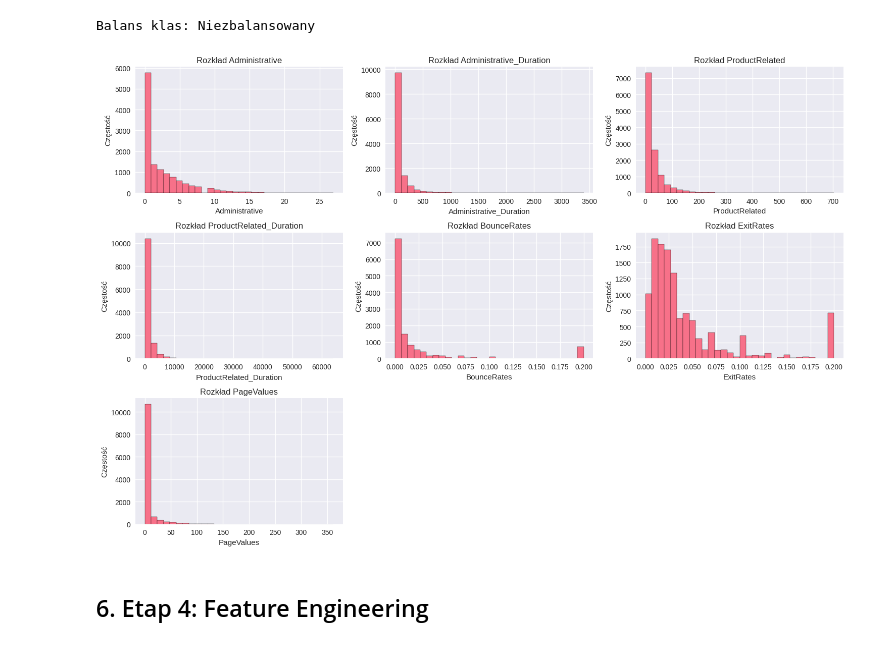
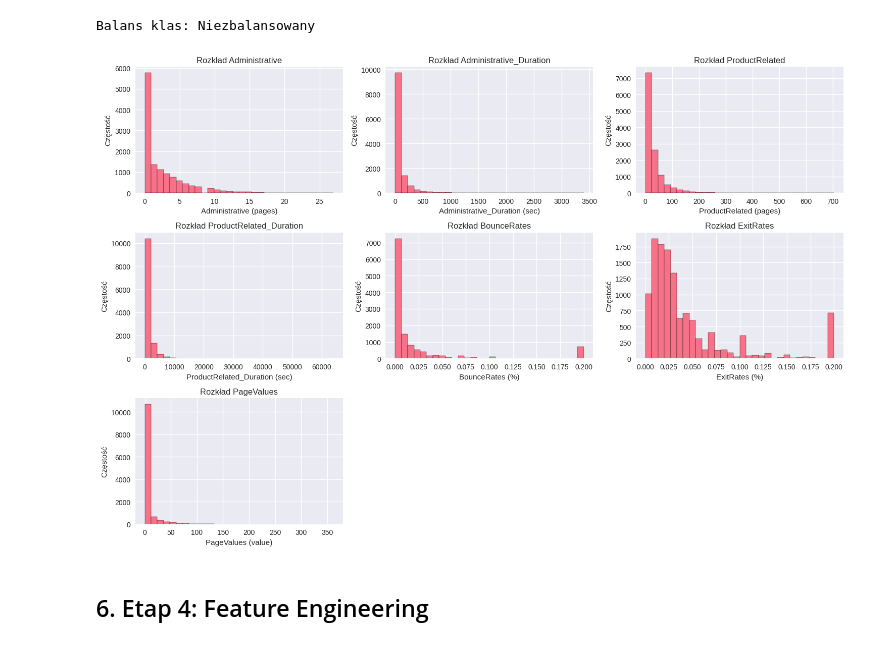
Before and after one commit to n3xus47/UczenieMaszynoweCDV, a Jupyter notebook: main.ipynb, the cells around one changed output. Saved outputs shown, nothing was run; the diff lists cells and outputs as text; code cells hidden in the pictures.

```diff
--- a/main.ipynb
+++ b/main.ipynb
@@ -313,7 +316,7 @@ class DataAnalyzer:
             # Zwróć pełną macierz korelacji tylko dla kolumn numerycznych
             return numeric_df.corr()
 
-    def visualize_distributions(self, df: pd.DataFrame, columns: list = None, figsize: tuple = (15, 10)):
+    def visualize_distributions(self, df: pd.DataFrame, columns: list = None, figsize: tuple = (15, 10), metadata: dict = None):
         """
         Wizualizuje rozkłady zmiennych numerycznych
 
@@ -325,6 +328,8 @@ class DataAnalyzer:
             Lista kolumn do wizualizacji (None = wszystkie numeryczne)
         figsize : tuple
             Rozmiar wykresu
+        metadata : dict
+            Słownik z jednostkami miary dla kolumn (klucz: nazwa kolumny, wartość: jednostka)
         """
         if columns is None:
             numeric_cols = df.select_dtypes(include=[np.number]).columns.tolist()
@@ -341,7 +346,11 @@ class DataAnalyzer:
             if idx < len(axes):
                 df[col].hist(bins=30, ax=axes[idx], edgecolor='black')
                 axes[idx].set_title(f'Rozkład {col}')
-                axes[idx].set_xlabel(col)
+                # Dodaj jednostkę do etykiety osi X jeśli metadata jest dostępne
+                if metadata and col in metadata:
+                    axes[idx].set_xlabel(f'{col} ({metadata[col]})')
+                else:
+                    axes[idx].set_xlabel(col)
                 axes[idx].set_ylabel('Częstość')
 
         # Ukryj puste subploty
@@ -963,10 +1006,22 @@ Balans klas: Niezbalansowany
 # %%
 # Wizualizacja rozkładów wybranych zmiennych
 numeric_cols = ['Administrative', 'Administrative_Duration', 'ProductRelated',
                 'ProductRelated_Duration', 'BounceRates', 'ExitRates', 'PageValues']
-analyzer.visualize_distributions(data[numeric_cols + ['Revenue']], columns=numeric_cols)
+
+# Metadata (units) for visualization
+metadata = {
+    'Administrative': 'pages',
+    'Administrative_Duration': 'sec',
+    'ProductRelated': 'pages',
+    'ProductRelated_Duration': 'sec',
+    'BounceRates': '%',
+    'ExitRates': '%',
+    'PageValues': 'value'
+}
+
+analyzer.visualize_distributions(data[numeric_cols + ['Revenue']], columns=numeric_cols, metadata=metadata)
 # %% [output]
-[figure, old version]
+[figure, new version]
 # %% [markdown]
 ## 6. Etap 4: Feature Engineering
 # %%
```
Also changed, not shown: parts of 16 cells of this notebook, 3 other files.
